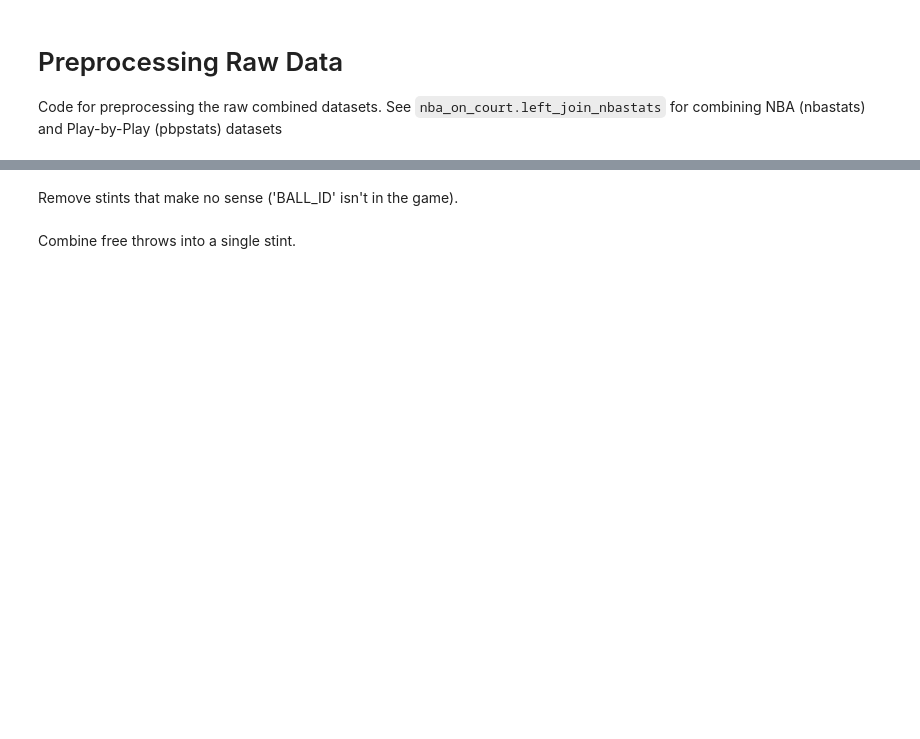
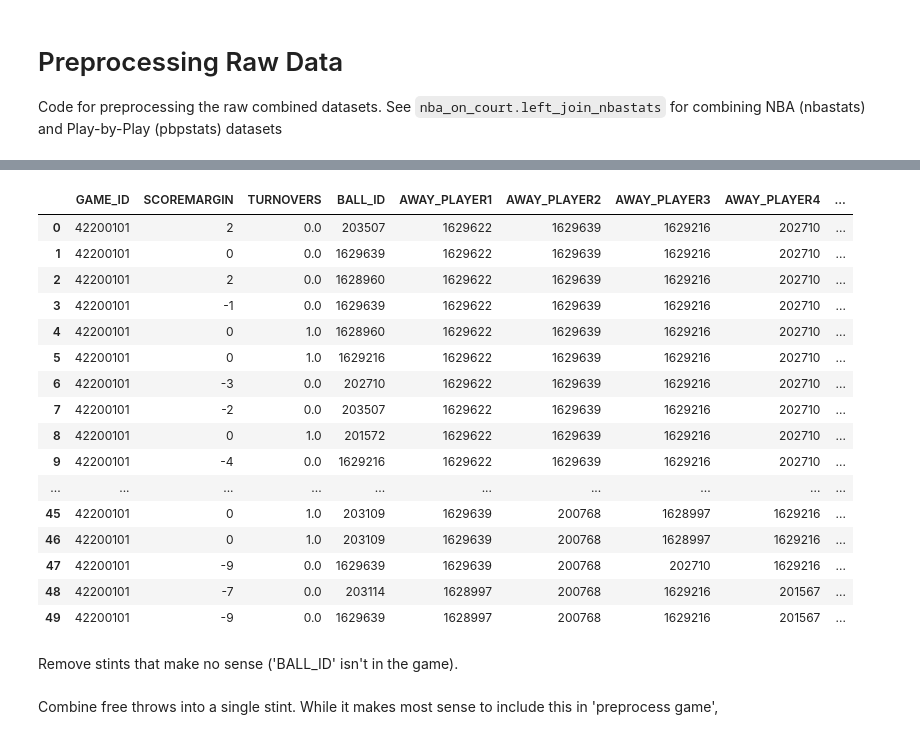
Before and after one commit to DanLeEpicMan/RAPM, a Jupyter notebook: code/preprocess/prepare_data.ipynb, the cells around one changed output, grey strips where cells are left out. Drawn from its saved outputs; the diff is of its cells as text; code cells hidden in the pictures; blank space fills up the shorter version.

```diff
--- a/code/preprocess/prepare_data.ipynb
+++ b/code/preprocess/prepare_data.ipynb
@@ -73,5 +111,26 @@ def preprocess_game(game_data: pd.DataFrame) -> pd.DataFrame:
 # %%
-data = preprocess_season(pd.read_csv('../../data/combined_data_2022.csv', index_col=0))
+raw_data = pd.read_csv('../../data/combined_data_2022.csv', index_col=0)
+data = preprocess_season(raw_data)
+
+data.head(50)
+# %% [output]
+|  | GAME_ID | SCOREMARGIN | TURNOVERS | BALL_ID | AWAY_PLAYER1 | AWAY_PLAYER2 | AWAY_PLAYER3 | AWAY_PLAYER4 | ... |
+| 0 | 42200101 | 2 | 0.0 | 203507 | 1629622 | 1629639 | 1629216 | 202710 | ... |
+| 1 | 42200101 | 0 | 0.0 | 1629639 | 1629622 | 1629639 | 1629216 | 202710 | ... |
+| 2 | 42200101 | 2 | 0.0 | 1628960 | 1629622 | 1629639 | 1629216 | 202710 | ... |
+| 3 | 42200101 | -1 | 0.0 | 1629639 | 1629622 | 1629639 | 1629216 | 202710 | ... |
+| 4 | 42200101 | 0 | 1.0 | 1628960 | 1629622 | 1629639 | 1629216 | 202710 | ... |
+| 5 | 42200101 | 0 | 1.0 | 1629216 | 1629622 | 1629639 | 1629216 | 202710 | ... |
+| 6 | 42200101 | -3 | 0.0 | 202710 | 1629622 | 1629639 | 1629216 | 202710 | ... |
+| 7 | 42200101 | -2 | 0.0 | 203507 | 1629622 | 1629639 | 1629216 | 202710 | ... |
+| 8 | 42200101 | 0 | 1.0 | 201572 | 1629622 | 1629639 | 1629216 | 202710 | ... |
+| 9 | 42200101 | -4 | 0.0 | 1629216 | 1629622 | 1629639 | 1629216 | 202710 | ... |
+| ... | ... | ... | ... | ... | ... | ... | ... | ... | ... |
+| 45 | 42200101 | 0 | 1.0 | 203109 | 1629639 | 200768 | 1628997 | 1629216 | ... |
+| 46 | 42200101 | 0 | 1.0 | 203109 | 1629639 | 200768 | 1628997 | 1629216 | ... |
+| 47 | 42200101 | -9 | 0.0 | 1629639 | 1629639 | 200768 | 202710 | 1629216 | ... |
+| 48 | 42200101 | -7 | 0.0 | 203114 | 1628997 | 200768 | 1629216 | 201567 | ... |
+| 49 | 42200101 | -9 | 0.0 | 1629639 | 1628997 | 200768 | 1629216 | 201567 | ... |
 # %% [markdown]
 Remove stints that make no sense ('BALL_ID' isn't in the game).
 # %%
@@ -84,4 +141,4 @@ data = data[data.apply(check_valid, axis=1)].reset_index(drop=True)
 # %%
 data.to_csv('../../data/processed_data_2022.csv')
 # %% [markdown]
-Combine free throws into a single stint.
+Combine free throws into a single stint. While it makes most sense to include this in 'preprocess game',
```
Also changed, not shown: parts of 3 cells of this notebook, 1 other file.
